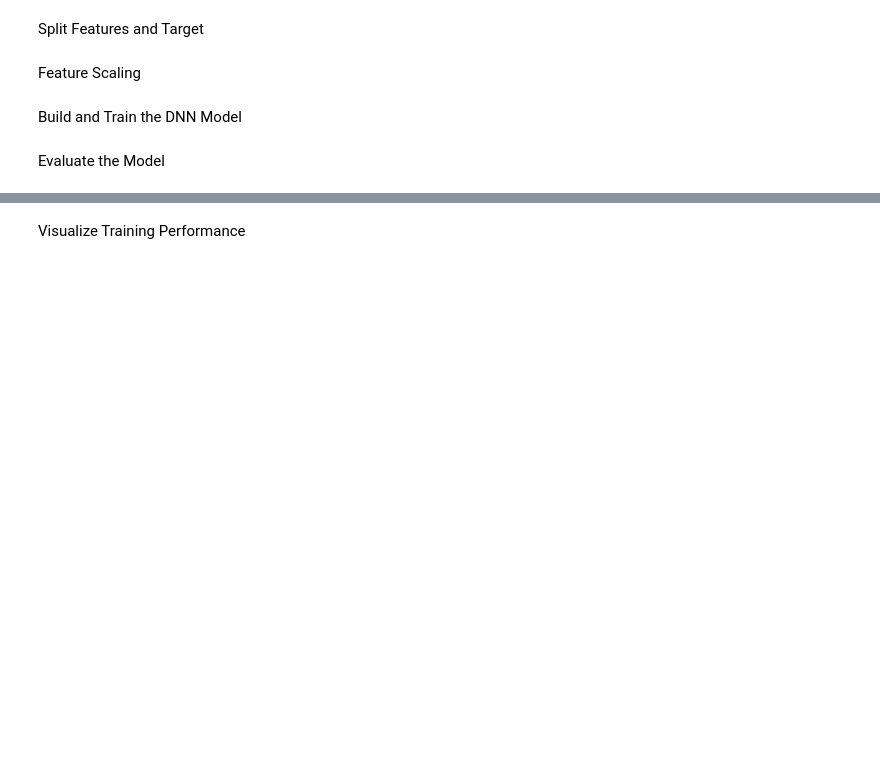
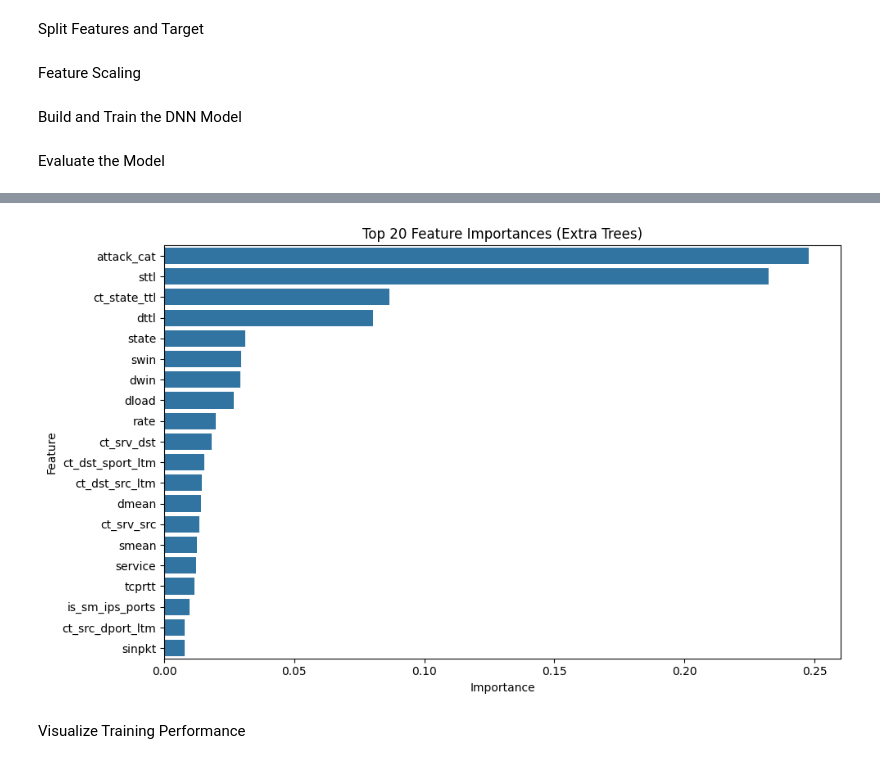
Before and after one commit to Jevaan21/intrusion-detection-dl, a Jupyter notebook: intrusion_detection.ipynb, the cells around one changed output, grey strips where cells are left out. Saved outputs shown, nothing was run; the diff lists cells and outputs as text; code cells hidden in the pictures; blank space fills up the shorter version.

Commit message:
Added Extra Trees Feature Selection

```diff
--- a/intrusion_detection.ipynb
+++ b/intrusion_detection.ipynb
@@ -82,0 +86,17 @@ for col in categorical_cols:
+# %%
+# Step: Feature Selection using Extra Trees
+etc = ExtraTreesClassifier(n_estimators=100, random_state=42)
+etc.fit(X, y)
+
+# Get feature importances
+importances = etc.feature_importances_
+
+# Put them in a DataFrame for easy viewing
+importances_df = pd.DataFrame({
+    'Feature': X.columns,
+    'Importance': importances
+}).sort_values(by='Importance', ascending=False)
+
+# Display top N features
+top_features = importances_df.head(20)['Feature'].tolist()
+print("Top 20 selected features:\n", top_features)
@@ -134,3 +163,14 @@ Epoch 5/5
+# %%
+import matplotlib.pyplot as plt
+import seaborn as sns
+
+plt.figure(figsize=(10,6))
+sns.barplot(x='Importance', y='Feature', data=importances_df.head(20))
+plt.title('Top 20 Feature Importances (Extra Trees)')
+plt.tight_layout()
+plt.show()
+# %% [output]
+[figure, added]
 # %% [markdown]
 Visualize Training Performance
 # %%
```
Also changed, not shown: parts of 10 cells of this notebook.
